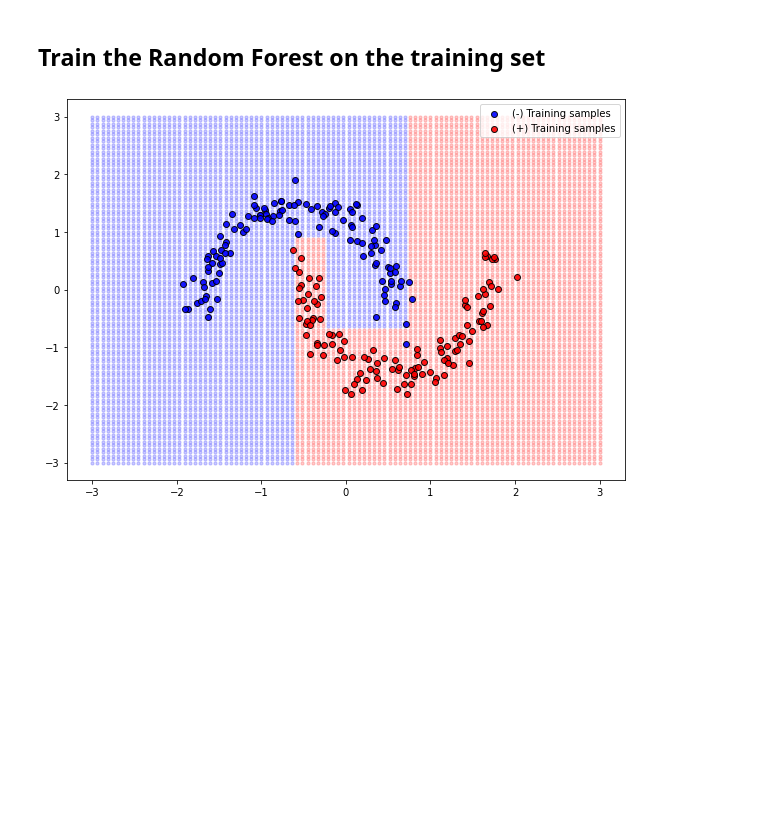
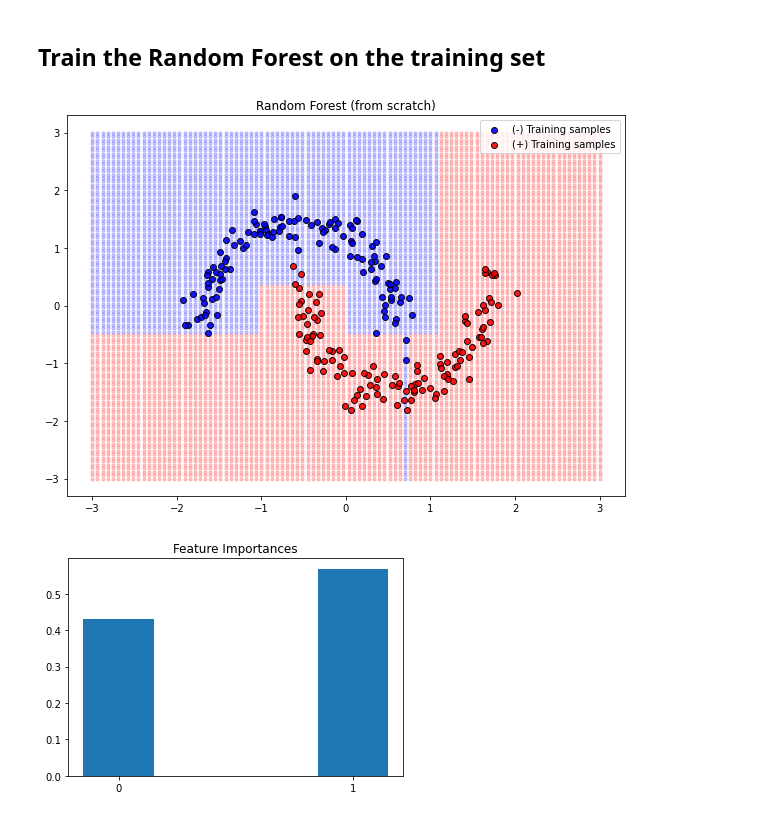
Before and after one commit to kspilario/DS397_comp, a Jupyter notebook: Tree_Ensembles/RandForest_moons.ipynb, the cells around one changed output. Saved outputs shown, nothing was run; the diff lists cells and outputs as text; code cells hidden in the pictures; blank space fills up the shorter version.

```diff
--- a/Tree_Ensembles/RandForest_moons.ipynb
+++ b/Tree_Ensembles/RandForest_moons.ipynb
@@ -60,14 +60,17 @@ class DecisionTree:
         # Get a random feature
         feat = np.random.randint(0, data.shape[1]-1)
         sorted_data = data[data[:, feat].argsort(),:]
+        p = np.sum(data[:,-1]) / N
+        orig_gini = 2 * p * (1 - p)
+
         for i in range(N-1):
             left = sorted_data[:(i+1),:]
             right = sorted_data[(i+1):,:]
 
             p1 = np.sum(left[:,-1]) / (i+1)
             p2 = np.sum(right[:,-1]) / (N - (i+1))
-            gini_left = 2 * p1 * (1 - p1);
-            gini_right = 2 * p2 * (1 - p2);
+            gini_left = 2 * p1 * (1 - p1)
+            gini_right = 2 * p2 * (1 - p2)
             gini = ((i+1) * gini_left + (N - (i+1)) * gini_right) / N
 
             if gini < best_split["gini"]:
@@ -76,25 +79,30 @@ class DecisionTree:
                 best_split["thresh"] = (left[-1,feat] + right[0,feat]) / 2
                 best_split["left_data"] = left
                 best_split["right_data"] = right
+                best_split["gini_dec"] = (orig_gini - gini) * N
 
         return best_split
 
     def fit(self, data):
+        self.feat_imp = np.zeros(X.shape[1])
         self.root = self.build_tree(data)
+        self.feat_imp = self.feat_imp / np.sum(self.feat_imp)
         return self
 
     def build_tree(self, data, curr_depth=0):
         N = data.shape[0]
-        if N >= self.min_samples_split and curr_depth <= self.max_depth and \
+        if N >= self.min_samples_split and curr_depth < self.max_depth and \
             len(np.unique(data[:,-1])) > 1:
 
             best_split = self.find_split(data)
             N_left = best_split["left_data"].shape[0]
             N_right = best_split["right_data"].shape[0]
+            feat = best_split["feat"]
 
             if N_left >= self.min_samples_leaf and \
                 N_right >= self.min_samples_leaf:
 
+                self.feat_imp[feat] += best_split["gini_dec"]
                 left_node = self.build_tree(best_split["left_data"], curr_depth+1)
                 right_node = self.build_tree(best_split["right_data"], curr_depth+1)
                 return Node(split_data=best_split, left=left_node, right=right_node)
@@ -131,12 +139,17 @@ class RandomForest:
         self.forest = [DecisionTree(self.min_samples_split, self.min_samples_leaf,
                                     self.max_depth)] * self.n_estimators
 
+        self.feat_importances = np.zeros(X.shape[1])
+
         for i in range(self.n_estimators):
             N = int(np.round(self.frac_bootstrap * len(data), 1))
             bootstrap = np.unique(np.random.randint(0,len(data),(N,1)))
             sampled_data = data[bootstrap,:]
             X, y = sampled_data[:,:2], sampled_data[:,-1]
             self.forest[i] = self.forest[i].fit(sampled_data)
+            self.feat_importances += self.forest[i].feat_imp
+
+        self.feat_importances = self.feat_importances / self.n_estimators
 
         return self.forest
 
@@ -160,13 +173,21 @@ class RandomForest:
                     alpha=0.9, edgecolors='k', label='(-) Training samples')
         plt.scatter(X[y == 1,0],X[y == 1,1], color='r', marker='o',
                     alpha=0.9, edgecolors='k', label='(+) Training samples')
+        plt.title('Random Forest (from scratch)')
         plt.legend()
         plt.show()
 # %% [markdown]
 ## Train the Random Forest on the training set
-# %%
-mdl = RandomForest()
-mdl.fit(X_train, y_train)
-mdl.plot_decision(X_train, y_train)
-# %% [output]
-[figure, removed]
+# %%
+mdl = RandomForest(n_estimators=100, min_samples_split=2, min_samples_leaf=2, max_depth=15)
+mdl.fit(X_train, y_train)
+mdl.plot_decision(X_train, y_train)
+
+# Plot mean-decrease-in-gini-impurity feature importance
+plt.bar(np.array([0, 1]),mdl.feat_importances, width=0.3)
+plt.xticks(np.array([0, 1]))
+plt.title('Feature Importances')
+plt.show()
+# %% [output]
+[figure, added]
+[figure, added]
```
Also changed, not shown: parts of 2 cells of this notebook.
